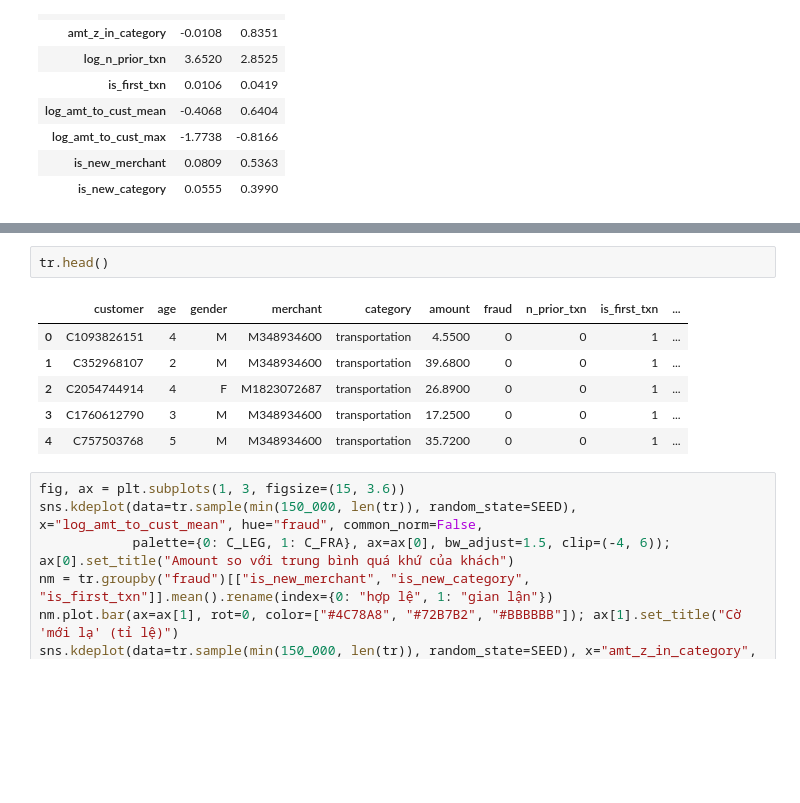
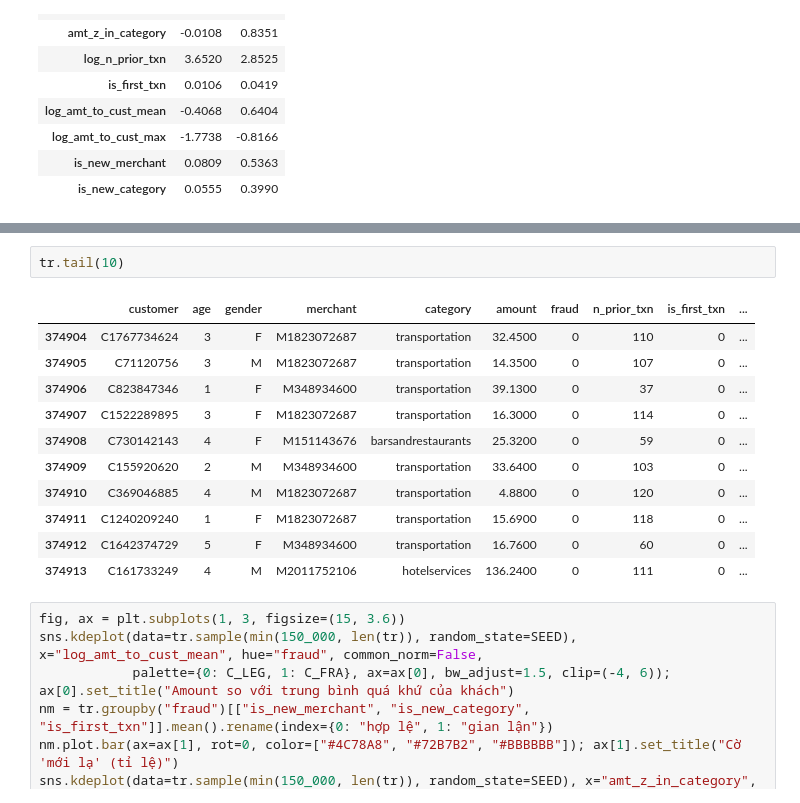
Before and after one commit to DakFu2k6/DS66A_Group_07, a Jupyter notebook: Fraud_Detection.ipynb, the cells around one changed output, grey strips where cells are left out. Saved outputs shown, nothing was run; the diff lists cells and outputs as text; blank space fills up the shorter version.

```diff
--- a/Fraud_Detection.ipynb
+++ b/Fraud_Detection.ipynb
@@ -471,12 +503,17 @@ Train: (374914, 16) | Val: (108423, 16)
 # %%
-tr.head()
+tr.tail(10)
 # %% [output]
 |  | customer | age | gender | merchant | category | amount | fraud | n_prior_txn | is_first_txn | ... |
-| 0 | C1093826151 | 4 | M | M348934600 | transportation | 4.5500 | 0 | 0 | 1 | ... |
-| 1 | C352968107 | 2 | M | M348934600 | transportation | 39.6800 | 0 | 0 | 1 | ... |
-| 2 | C2054744914 | 4 | F | M1823072687 | transportation | 26.8900 | 0 | 0 | 1 | ... |
-| 3 | C1760612790 | 3 | M | M348934600 | transportation | 17.2500 | 0 | 0 | 1 | ... |
-| 4 | C757503768 | 5 | M | M348934600 | transportation | 35.7200 | 0 | 0 | 1 | ... |
+| 374904 | C1767734624 | 3 | F | M1823072687 | transportation | 32.4500 | 0 | 110 | 0 | ... |
+| 374905 | C71120756 | 3 | M | M1823072687 | transportation | 14.3500 | 0 | 107 | 0 | ... |
+| 374906 | C823847346 | 1 | F | M348934600 | transportation | 39.1300 | 0 | 37 | 0 | ... |
+| 374907 | C1522289895 | 3 | F | M1823072687 | transportation | 16.3000 | 0 | 114 | 0 | ... |
+| 374908 | C730142143 | 4 | F | M151143676 | barsandrestaurants | 25.3200 | 0 | 59 | 0 | ... |
+| 374909 | C155920620 | 2 | M | M348934600 | transportation | 33.6400 | 0 | 103 | 0 | ... |
+| 374910 | C369046885 | 4 | M | M1823072687 | transportation | 4.8800 | 0 | 120 | 0 | ... |
+| 374911 | C1240209240 | 1 | F | M1823072687 | transportation | 15.6900 | 0 | 118 | 0 | ... |
+| 374912 | C1642374729 | 5 | F | M348934600 | transportation | 16.7600 | 0 | 60 | 0 | ... |
+| 374913 | C161733249 | 4 | M | M2011752106 | hotelservices | 136.2400 | 0 | 111 | 0 | ... |
 # %%
 fig, ax = plt.subplots(1, 3, figsize=(15, 3.6))
 sns.kdeplot(data=tr.sample(min(150_000, len(tr)), random_state=SEED), x="log_amt_to_cust_mean", hue="fraud", common_norm=False,
```
Also changed, not shown: parts of 6 cells of this notebook.
